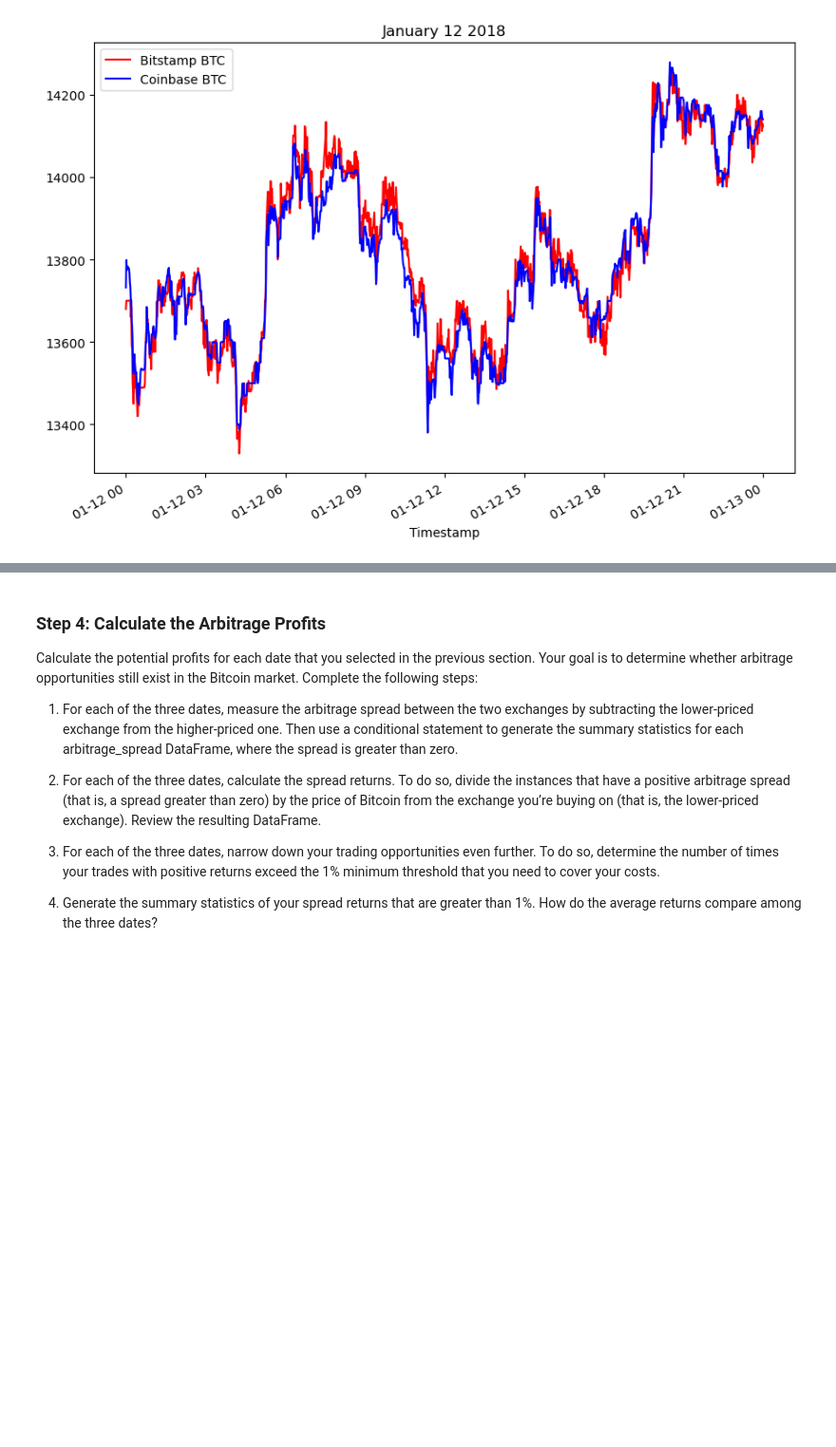
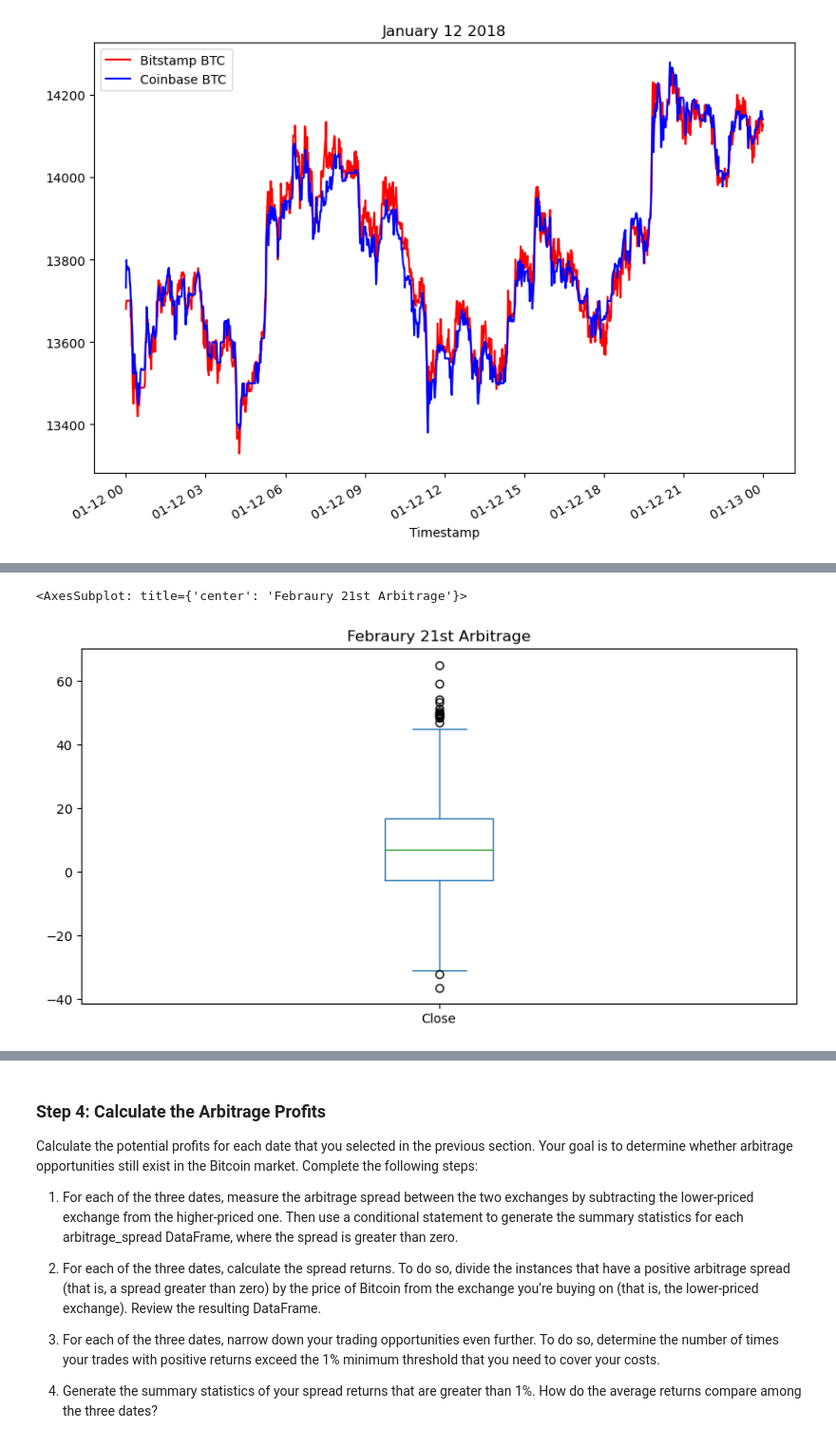
Before and after one commit to reiccv/Module_3, a Jupyter notebook: crypto_arbitrage.ipynb, the cells around one changed output, grey strips where cells are left out. Shown at 95% size. Drawn from its saved outputs; the diff is of its cells as text; code cells hidden in the pictures; blank space fills up the shorter version.

```diff
--- a/crypto_arbitrage.ipynb
+++ b/crypto_arbitrage.ipynb
@@ -415,7 +432,7 @@ arbitrage_spread_early = # YOUR CODE HERE
 # %%
 # Using the date in the middle that you have selected, calculate the arbitrage spread
 # by subtracting the bitstamp lower closing prices from the coinbase higher closing prices
-arbitrage_spread_middle = # YOUR CODE HERE
+arbitrage_spread_middle = bitstamp["Close"].loc["2018-02-21"] - coinbase["Close"].loc["2018-02-21"]
 
 # Generate summary statistics
-# YOUR CODE HERE
+arbitrage_spread_middle.describe()
@@ -422,6 +449,9 @@ arbitrage_spread_middle = # YOUR CODE HERE
 # %%
 # Visualize the arbitrage spread from the middle of the dataset in a box plot
-# YOUR CODE HERE
+arbitrage_spread_middle.plot(legend=True, kind="box", figsize=(10, 5), title="Febraury 21st Arbitrage")
+# %% [output]
+<AxesSubplot: title={'center': 'Febraury 21st Arbitrage'}>
+[figure, added]
 # %%
 # Create an overlay plot that visualizes the two dataframes over a period of one day from late in the dataset.
 # Be sure that the plots include the parameters `legend`, `figsize`, `title`, `color` and `label`
```
Also changed, not shown: parts of 21 cells of this notebook.
